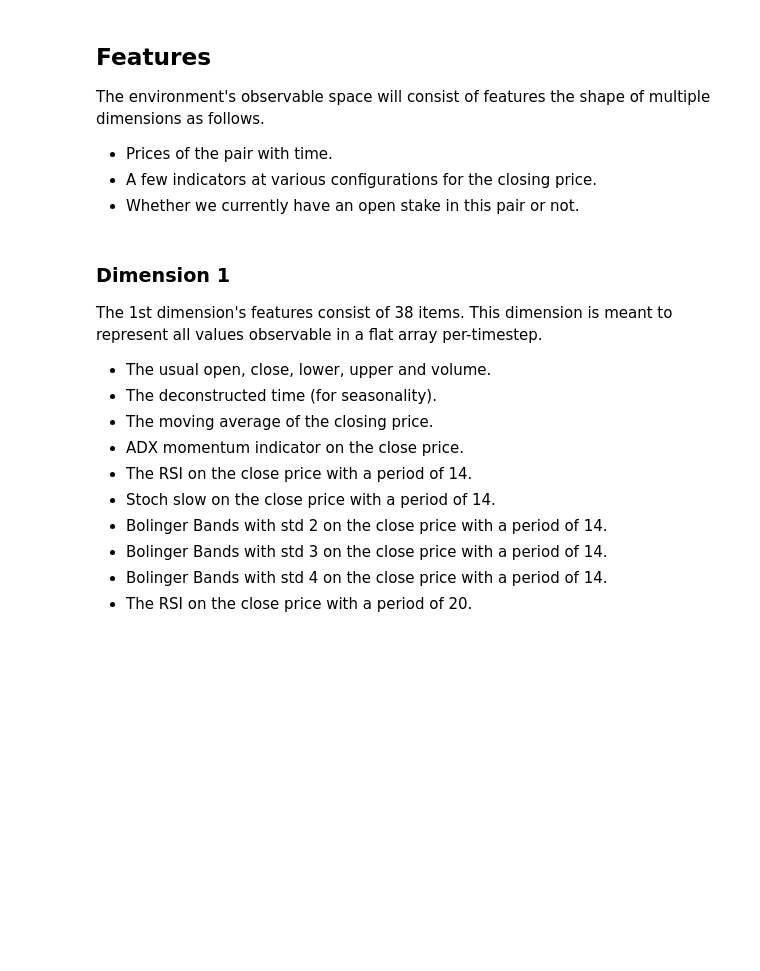
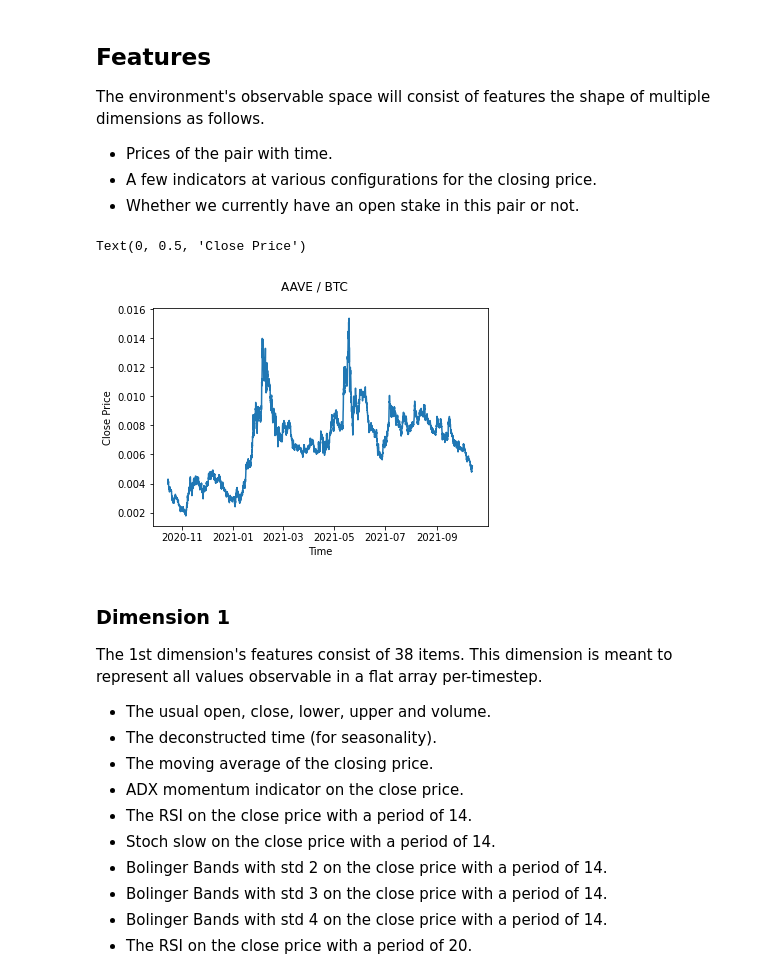
Before and after one commit to faGH/fa.intelligence.notebooks, a Jupyter notebook: labs/market_trading/frostaura_plutus_mark_10.ipynb, the cells around one changed output. Cells and saved outputs as stored; diff of their text form; code cells hidden in the pictures; blank space fills up the shorter version.

```diff
--- a/labs/market_trading/frostaura_plutus_mark_10.ipynb
+++ b/labs/market_trading/frostaura_plutus_mark_10.ipynb
@@ -19,5 +19,19 @@ with open(model_file_path, 'rb') as fp:
 # %%
 # Configure the pair we will work with for testing.
 pair_df = featurized_market_data['AAVE_BTC']
+# %%
+# Visualize close prices.
+import matplotlib.pyplot as plt
+%matplotlib inline
+
+fig = plt.figure()
+
+plt.plot(pair_df['time'], pair_df['close'])
+fig.suptitle('AAVE / BTC')
+plt.xlabel('Time')
+plt.ylabel('Close Price')
+# %% [output]
+Text(0, 0.5, 'Close Price')
+[figure, added]
 # %%
 # Add non-indicator observation values.
```
Also changed, not shown: parts of 3 cells of this notebook, 2 other files.
